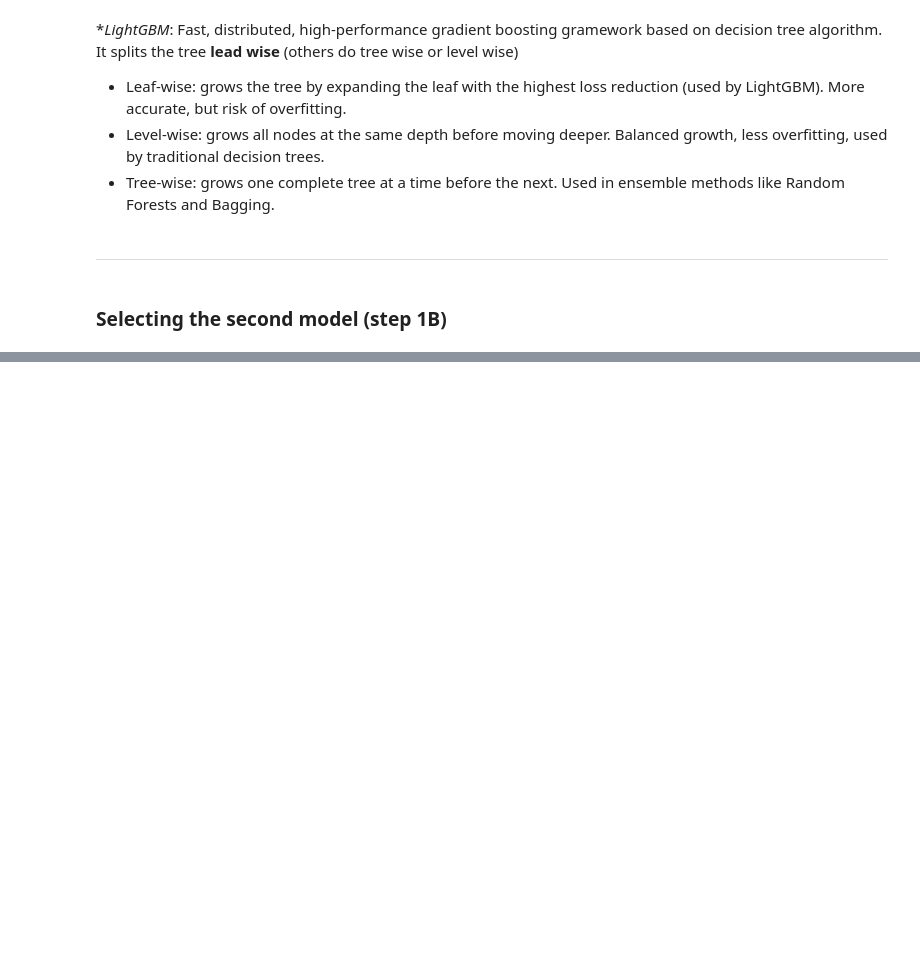
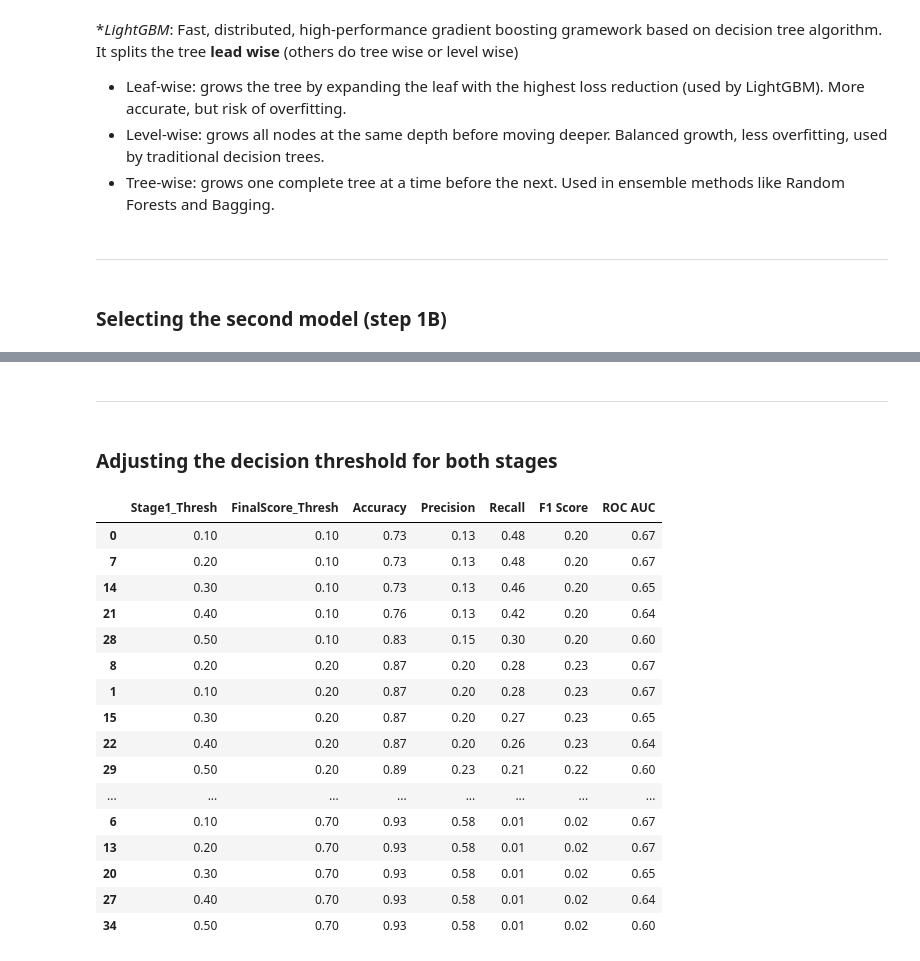
Before and after one commit to FederCO23/Term_Deposit_Marketing_-_tpx4U1BHhRR0IUm9, a Jupyter notebook: TermDepositMarketing.ipynb, the cells around one changed output, grey strips where cells are left out. Cells and saved outputs as stored; diff of their text form; code cells hidden in the pictures; blank space fills up the shorter version.

```diff
--- a/TermDepositMarketing.ipynb
+++ b/TermDepositMarketing.ipynb
@@ -1003,3 +1003,5 @@ campaign_features = [
     'month_oct', 'month_nov', 'month_dec',
     'contact_cellular', 'contact_telephone', 'contact_unknown'
 ]
+# %%
+before_call_features = pre_call_features + campaign_features
@@ -1005,0 +1272,4 @@ campaign_features = [
+# %% [markdown]
+----
+# %% [markdown]
+### Adjusting the decision threshold for both stages
@@ -1005,0 +1278,56 @@ campaign_features = [
+# %%
+results = []
+
+stage1_thresholds = [0.1, 0.2, 0.3, 0.4, 0.5]
+final_score_thresholds = [0.1, 0.2, 0.3, 0.4, 0.5, 0.6, 0.7]
+
+for t1 in stage1_thresholds:
+    for t2 in final_score_thresholds:
+        df_preds = two_stage_pipeline_predict(
+            X_test,
+            pre_step1A_model,
+            pre_step1B_model,
+            pre_call_features,
+            before_call_features,
+            stage1_threshold=t1
+        )
+
+        df_preds['final_pred'] = (df_preds['final_score'] >= t2).astype(int)
+
+        acc = accuracy_score(y_test, df_preds['final_pred'])
+        prec = precision_score(y_test, df_preds['final_pred'], zero_division=0)
+        rec = recall_score(y_test, df_preds['final_pred'], zero_division=0)
+        f1 = f1_score(y_test, df_preds['final_pred'], zero_division=0)
+        roc = roc_auc_score(y_test, df_preds['final_score'])
+
+        results.append({
+            'Stage1_Thresh': t1,
+            'FinalScore_Thresh': t2,
+            'Accuracy': acc,
+            'Precision': prec,
+            'Recall': rec,
+            'F1 Score': f1,
+            'ROC AUC': roc
+        })
+
+
+threshold_df = pd.DataFrame(results).sort_values(by='Recall', ascending=False)
+display(threshold_df)
+# %% [output]
+|  | Stage1_Thresh | FinalScore_Thresh | Accuracy | Precision | Recall | F1 Score | ROC AUC |
+| 0 | 0.10 | 0.10 | 0.73 | 0.13 | 0.48 | 0.20 | 0.67 |
+| 7 | 0.20 | 0.10 | 0.73 | 0.13 | 0.48 | 0.20 | 0.67 |
+| 14 | 0.30 | 0.10 | 0.73 | 0.13 | 0.46 | 0.20 | 0.65 |
+| 21 | 0.40 | 0.10 | 0.76 | 0.13 | 0.42 | 0.20 | 0.64 |
+| 28 | 0.50 | 0.10 | 0.83 | 0.15 | 0.30 | 0.20 | 0.60 |
+| 8 | 0.20 | 0.20 | 0.87 | 0.20 | 0.28 | 0.23 | 0.67 |
+| 1 | 0.10 | 0.20 | 0.87 | 0.20 | 0.28 | 0.23 | 0.67 |
+| 15 | 0.30 | 0.20 | 0.87 | 0.20 | 0.27 | 0.23 | 0.65 |
+| 22 | 0.40 | 0.20 | 0.87 | 0.20 | 0.26 | 0.23 | 0.64 |
+| 29 | 0.50 | 0.20 | 0.89 | 0.23 | 0.21 | 0.22 | 0.60 |
+| ... | ... | ... | ... | ... | ... | ... | ... |
+| 6 | 0.10 | 0.70 | 0.93 | 0.58 | 0.01 | 0.02 | 0.67 |
+| 13 | 0.20 | 0.70 | 0.93 | 0.58 | 0.01 | 0.02 | 0.67 |
+| 20 | 0.30 | 0.70 | 0.93 | 0.58 | 0.01 | 0.02 | 0.65 |
+| 27 | 0.40 | 0.70 | 0.93 | 0.58 | 0.01 | 0.02 | 0.64 |
+| 34 | 0.50 | 0.70 | 0.93 | 0.58 | 0.01 | 0.02 | 0.60 |
```
Also changed, not shown: parts of 16 cells of this notebook.
